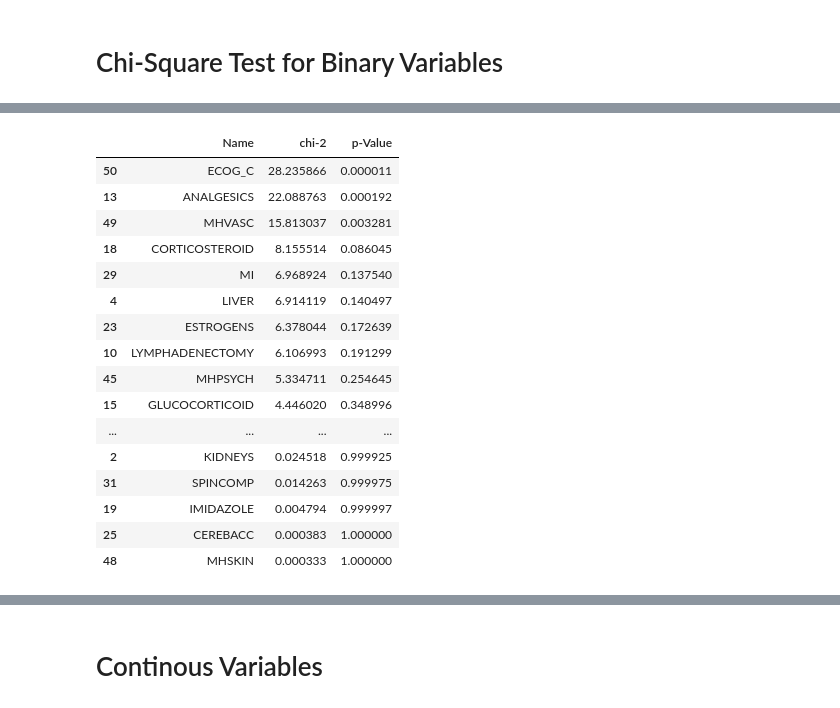
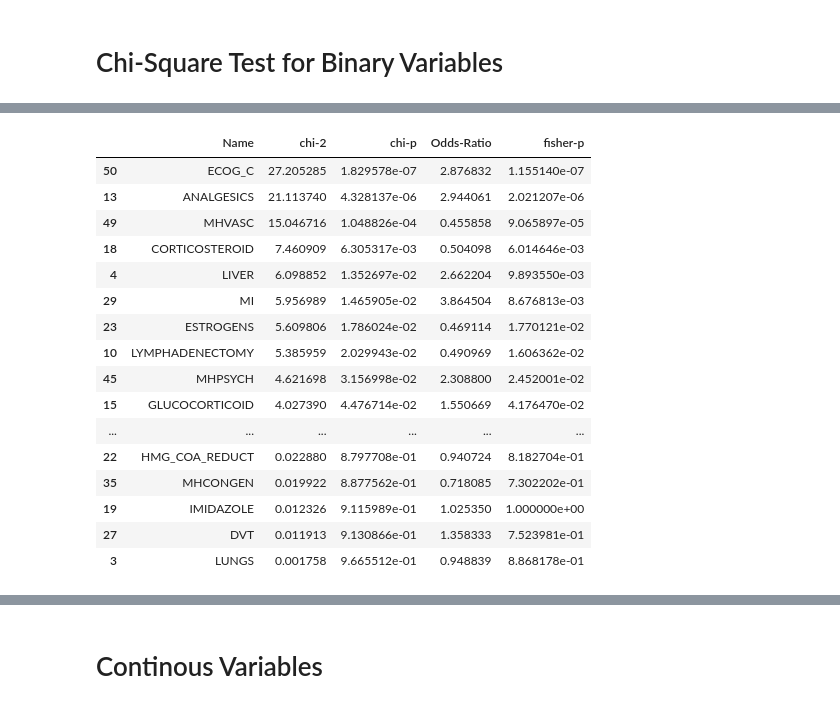
Before and after one commit to belalE/Prostate-Cancer, a Jupyter notebook: prostate-cancer-v2.ipynb, the cells around one changed output, grey strips where cells are left out. Saved outputs shown, nothing was run; the diff lists cells and outputs as text; code cells hidden in the pictures.

Commit message:
finished binary analysis

```diff
--- a/prostate-cancer-v2.ipynb
+++ b/prostate-cancer-v2.ipynb
@@ -177,7 +156,7 @@ for i in range(101):
 # %% [markdown]
 # Chi-Square Test for Binary Variables
 # %%
-binary_stats = pd.DataFrame(columns=['Name', 'chi-2','p-Value' ])
+binary_stats = pd.DataFrame(columns=['Name', 'chi-2','chi-p', 'Odds-Ratio','fisher-p'])
 # %%
 # binary_stats.loc[len(binary_stats.index)] = ['Hello',0.05, 6.07]
 # %%
@@ -343,21 +363,21 @@ PLEURA
 ... (93 outputs left out)
 # %%
-binary_stats.sort_values(by='p-Value')
+binary_stats.sort_values(by='chi-p')
 # %% [output]
-|  | Name | chi-2 | p-Value |
-| 50 | ECOG_C | 28.235866 | 0.000011 |
-| 13 | ANALGESICS | 22.088763 | 0.000192 |
-| 49 | MHVASC | 15.813037 | 0.003281 |
-| 18 | CORTICOSTEROID | 8.155514 | 0.086045 |
-| 29 | MI | 6.968924 | 0.137540 |
-| 4 | LIVER | 6.914119 | 0.140497 |
-| 23 | ESTROGENS | 6.378044 | 0.172639 |
-| 10 | LYMPHADENECTOMY | 6.106993 | 0.191299 |
-| 45 | MHPSYCH | 5.334711 | 0.254645 |
-| 15 | GLUCOCORTICOID | 4.446020 | 0.348996 |
-| ... | ... | ... | ... |
-| 2 | KIDNEYS | 0.024518 | 0.999925 |
-| 31 | SPINCOMP | 0.014263 | 0.999975 |
-| 19 | IMIDAZOLE | 0.004794 | 0.999997 |
-| 25 | CEREBACC | 0.000383 | 1.000000 |
-| 48 | MHSKIN | 0.000333 | 1.000000 |
+|  | Name | chi-2 | chi-p | Odds-Ratio | fisher-p |
+| 50 | ECOG_C | 27.205285 | 1.829578e-07 | 2.876832 | 1.155140e-07 |
+| 13 | ANALGESICS | 21.113740 | 4.328137e-06 | 2.944061 | 2.021207e-06 |
+| 49 | MHVASC | 15.046716 | 1.048826e-04 | 0.455858 | 9.065897e-05 |
+| 18 | CORTICOSTEROID | 7.460909 | 6.305317e-03 | 0.504098 | 6.014646e-03 |
+| 4 | LIVER | 6.098852 | 1.352697e-02 | 2.662204 | 9.893550e-03 |
+| 29 | MI | 5.956989 | 1.465905e-02 | 3.864504 | 8.676813e-03 |
+| 23 | ESTROGENS | 5.609806 | 1.786024e-02 | 0.469114 | 1.770121e-02 |
+| 10 | LYMPHADENECTOMY | 5.385959 | 2.029943e-02 | 0.490969 | 1.606362e-02 |
+| 45 | MHPSYCH | 4.621698 | 3.156998e-02 | 2.308800 | 2.452001e-02 |
+| 15 | GLUCOCORTICOID | 4.027390 | 4.476714e-02 | 1.550669 | 4.176470e-02 |
+| ... | ... | ... | ... | ... | ... |
+| 22 | HMG_COA_REDUCT | 0.022880 | 8.797708e-01 | 0.940724 | 8.182704e-01 |
+| 35 | MHCONGEN | 0.019922 | 8.877562e-01 | 0.718085 | 7.302202e-01 |
+| 19 | IMIDAZOLE | 0.012326 | 9.115989e-01 | 1.025350 | 1.000000e+00 |
+| 27 | DVT | 0.011913 | 9.130866e-01 | 1.358333 | 7.523981e-01 |
+| 3 | LUNGS | 0.001758 | 9.665512e-01 | 0.948839 | 8.868178e-01 |
```
Also changed, not shown: parts of 6 cells of this notebook.
